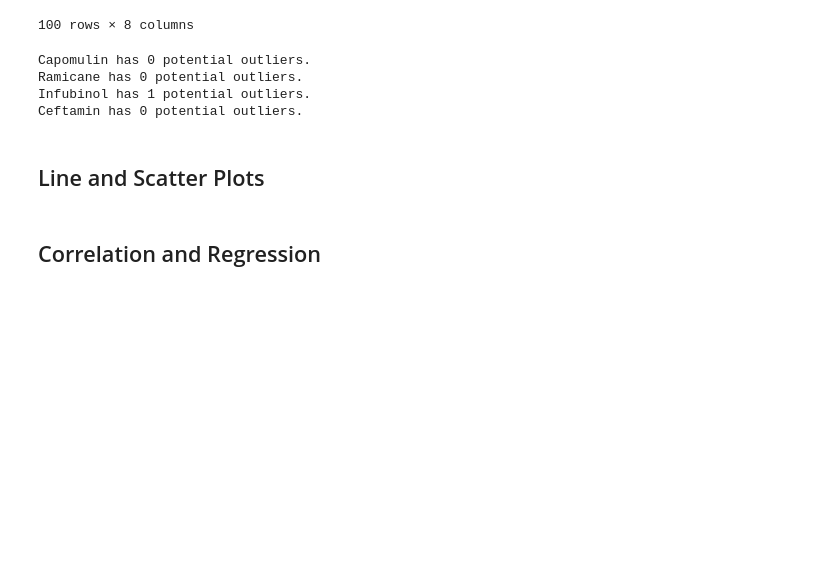
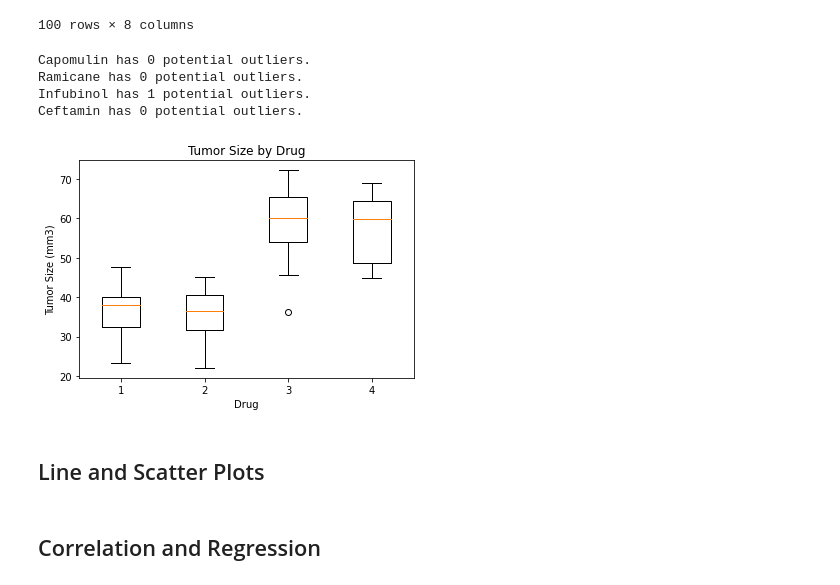
Before and after one commit to NateWitte/matplotlib-challenge, a Jupyter notebook: pymaceuticals_Witte.ipynb, the cells around one changed output. Cells and saved outputs as stored; diff of their text form; code cells hidden in the pictures; blank space fills up the shorter version.

Commit message:
Added box and whisker plot

```diff
--- a/pymaceuticals_Witte.ipynb
+++ b/pymaceuticals_Witte.ipynb
@@ -290,6 +290,14 @@ Infubinol has 1 potential outliers.
 Ceftamin has 0 potential outliers.
 # %%
 # Generate a box plot of the final tumor volume of each mouse across four regimens of interest
+fig1, ax1 = plt.subplots()
+ax1.set_title('Tumor Size by Drug')
+ax1.set_ylabel('Tumor Size (mm3)')
+ax1.set_xlabel('Drug')
+ax1.boxplot([tumor_vol_data_Cap, tumor_vol_data_Ram, tumor_vol_data_Inf,tumor_vol_data_Cef])
+plt.show()
+# %% [output]
+[figure, added]
 # %% [markdown]
 ## Line and Scatter Plots
 # %%
```
